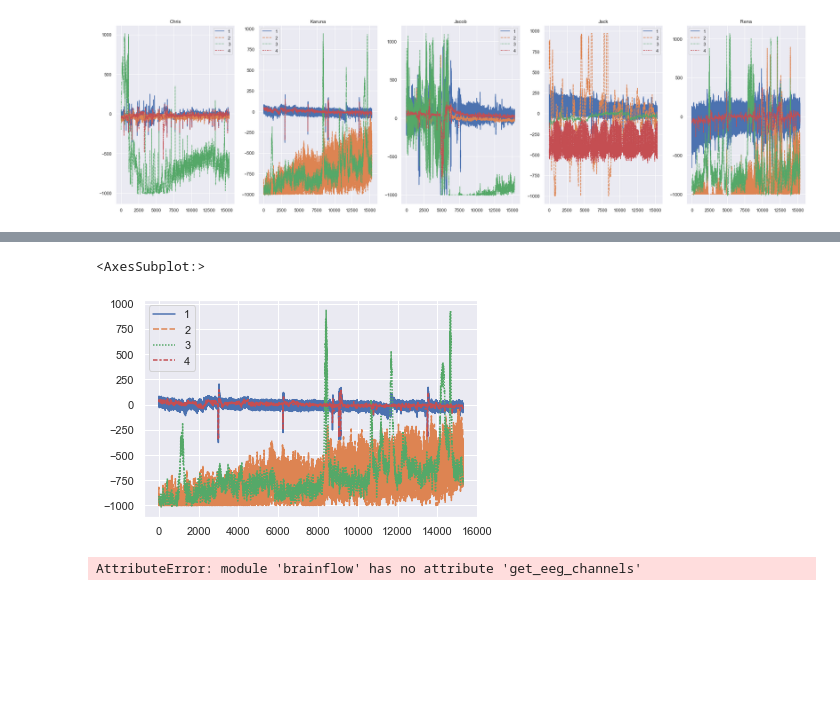
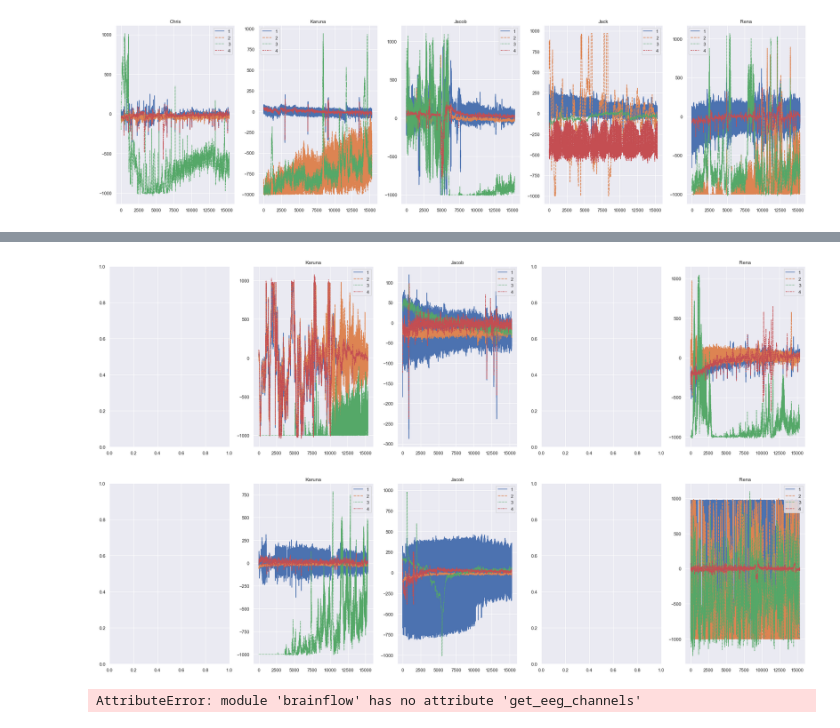
Before and after one commit to christopherkang/neurahack-12, a Jupyter notebook: hello-world/test-data-explorer.ipynb, the cells around one changed output, grey strips where cells are left out. Drawn from its saved outputs; the diff is of its cells as text; code cells hidden in the pictures; blank space fills up the shorter version.

Commit message:
Data collection and !MNE

```diff
--- a/hello-world/test-data-explorer.ipynb
+++ b/hello-world/test-data-explorer.ipynb
@@ -102,11 +99,25 @@ sns.lineplot(data=denoised[[1,2,3,4]])
-# %%
-denoised = pd.read_pickle("Karuna_open_1")
-denoised["axis"] = np.arange(len(denoised[0]))
-# sns.lineplot(x="axis", y=denoised[2], data=denoised)
-sns.lineplot(data=denoised[[1,2,3,4]])
-# %% [output]
-<AxesSubplot:>
-[figure, removed]
+# %%
+fig, ax =plt.subplots(1,5, figsize=(30, 8))
+#sns.lineplot(data=pd.read_pickle("Chris_open_2")[[1, 2, 3, 4]], ax=ax[0]).set(title='Chris')
+sns.lineplot(data=pd.read_pickle("Karuna_open_2")[[1, 2, 3, 4]], ax=ax[1]).set(title='Karuna')
+sns.lineplot(data=pd.read_pickle("Jacob_open_2")[[1, 2, 3, 4]], ax=ax[2]).set(title='Jacob')
+#sns.lineplot(data=pd.read_pickle("Jack_open_2")[[1, 2, 3, 4]], ax=ax[3]).set(title='Jack')
+sns.lineplot(data=pd.read_pickle("Rena_open_2")[[1, 2, 3, 4]], ax=ax[4]).set(title='Rena')
+
+fig.show()
+# %% [output]
+[figure, added]
+# %%
+fig, ax =plt.subplots(1,5, figsize=(30, 8))
+#sns.lineplot(data=pd.read_pickle("Chris_close_2")[[1, 2, 3, 4]], ax=ax[0]).set(title='Chris')
+sns.lineplot(data=pd.read_pickle("Karuna_close_2")[[1, 2, 3, 4]], ax=ax[1]).set(title='Karuna')
+sns.lineplot(data=pd.read_pickle("Jacob_close_2")[[1, 2, 3, 4]], ax=ax[2]).set(title='Jacob')
+#sns.lineplot(data=pd.read_pickle("Jack_close_2")[[1, 2, 3, 4]], ax=ax[3]).set(title='Jack')
+sns.lineplot(data=pd.read_pickle("Rena_close_2")[[1, 2, 3, 4]], ax=ax[4]).set(title='Rena')
+
+fig.show()
+# %% [output]
+[figure, added]
 # %%
 import brainflow
 brainflow.get_eeg_channels(38)
```
Also changed, not shown: parts of 6 cells of this notebook, 8 other files.
